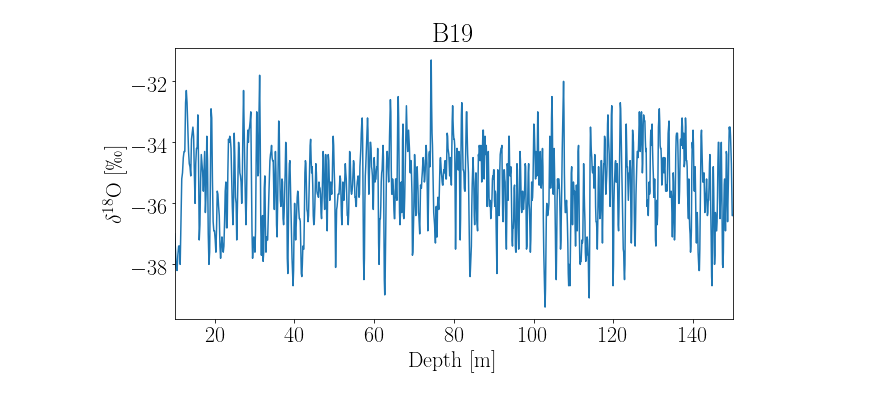
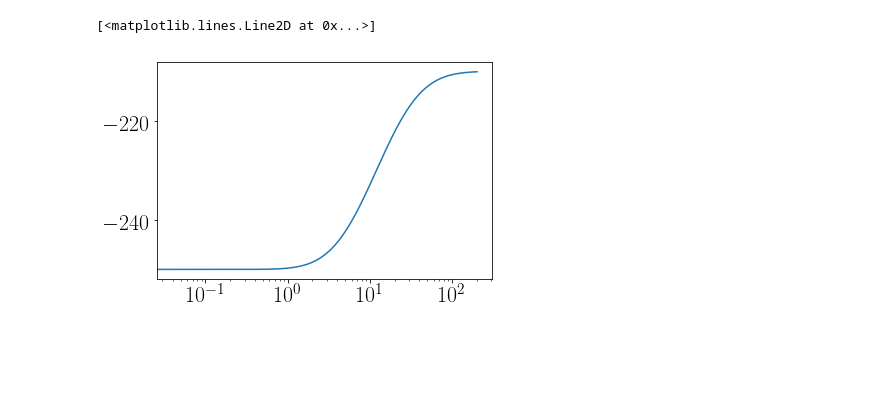
Before and after one commit to TheaQG/AWI_Bcores_Analysis, a Jupyter notebook: Test.ipynb, the cells around one changed output. Cells and saved outputs as stored; diff of their text form; code cells hidden in the pictures; blank space fills up the shorter version.

```diff
--- a/Test.ipynb
+++ b/Test.ipynb
@@ -55,7 +28,0 @@ dens = calc_dens(path,filename)
-# %%
-fig1, ax1 = plt.subplots(figsize=(10,5))
-ax1.plot(dens[0],dens[2])
-ax1.set(xlim=(min(dens[0]), max(dens[0])), xlabel='Depth [m]', ylabel='$\delta^{18}$O [\permil]', title='B19')
-fig1.savefig('IsoDepthProfile.png')
-# %% [output]
-[figure, removed]
@@ -61,0 +189,11 @@ fig1.savefig('IsoDepthProfile.png')
+# %%
+x = np.linspace(-200,200,5000)
+SM_inst = StepModel()
+
+y1, y2 = SM_inst.scaled_cdf(x, 40, -250, 0, 12)
+y3, y4 = SM_inst.scaled_lognormcdf(x, 40, -250, 0, 12)
+# %%
+plt.semilogx(x,y3)
+# %% [output]
+[<matplotlib.lines.Line2D at 0x...>]
+[figure, added]
```
Also changed, not shown: parts of 7 cells of this notebook, 3 other files.
